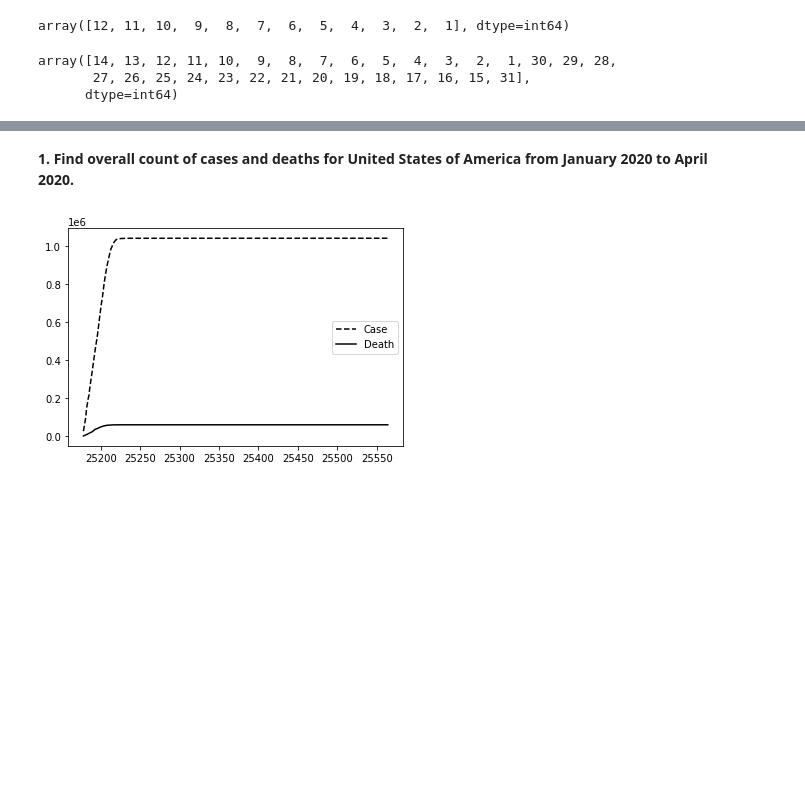
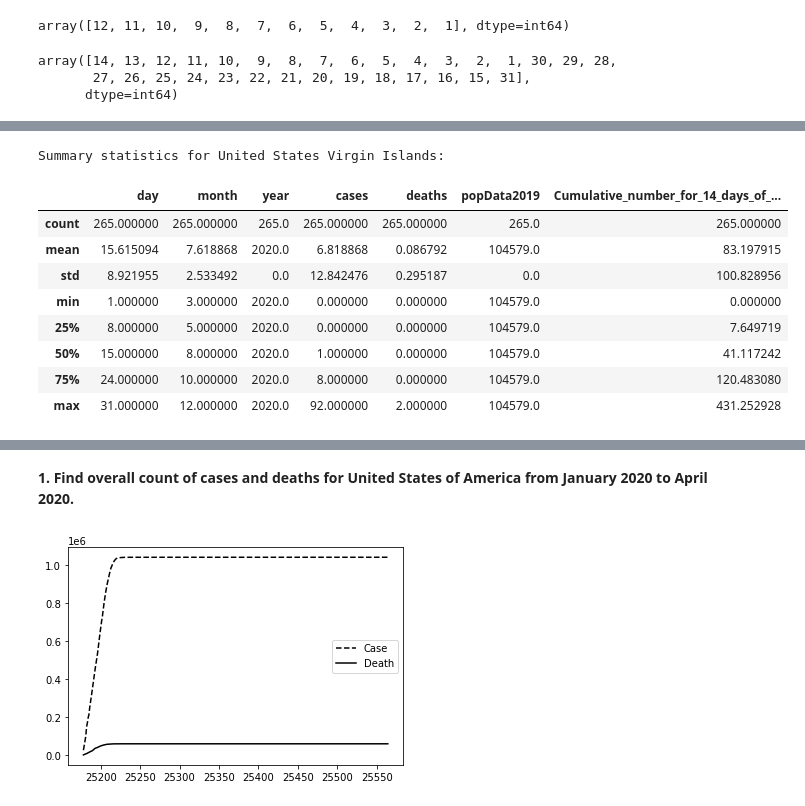
Before and after one commit to mbjamil92/DAV5400_Python_Projects, a Jupyter notebook: Project_1_Module_6.ipynb, the cells around one changed output, grey strips where cells are left out. Saved outputs shown, nothing was run; the diff lists cells and outputs as text; code cells hidden in the pictures; blank space fills up the shorter version.

```diff
--- a/Project_1_Module_6.ipynb
+++ b/Project_1_Module_6.ipynb
@@ -359,0 +374,14 @@ As we see above, there are no missing values in year, month and day which will b
+# %%
+print('Summary statistics for United States Virgin Islands:')
+cd_final[(cd_final['countriesAndTerritories']=='United_States_Virgin_Islands')].describe()
+# %% [output]
+Summary statistics for United States Virgin Islands:
+|  | day | month | year | cases | deaths | popData2019 | Cumulative_number_for_14_days_of_... |
+| count | 265.000000 | 265.000000 | 265.0 | 265.000000 | 265.000000 | 265.0 | 265.000000 |
+| mean | 15.615094 | 7.618868 | 2020.0 | 6.818868 | 0.086792 | 104579.0 | 83.197915 |
+| std | 8.921955 | 2.533492 | 0.0 | 12.842476 | 0.295187 | 0.0 | 100.828956 |
+| min | 1.000000 | 3.000000 | 2020.0 | 0.000000 | 0.000000 | 104579.0 | 0.000000 |
+| 25% | 8.000000 | 5.000000 | 2020.0 | 0.000000 | 0.000000 | 104579.0 | 7.649719 |
+| 50% | 15.000000 | 8.000000 | 2020.0 | 1.000000 | 0.000000 | 104579.0 | 41.117242 |
+| 75% | 24.000000 | 10.000000 | 2020.0 | 8.000000 | 0.000000 | 104579.0 | 120.483080 |
+| max | 31.000000 | 12.000000 | 2020.0 | 92.000000 | 2.000000 | 104579.0 | 431.252928 |
```
Also changed, not shown: parts of 5 cells of this notebook.
